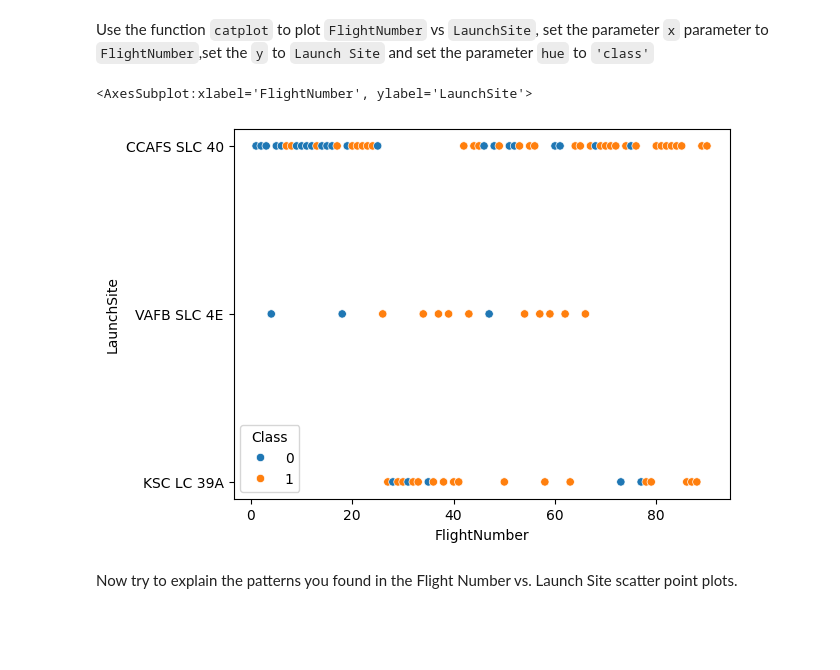
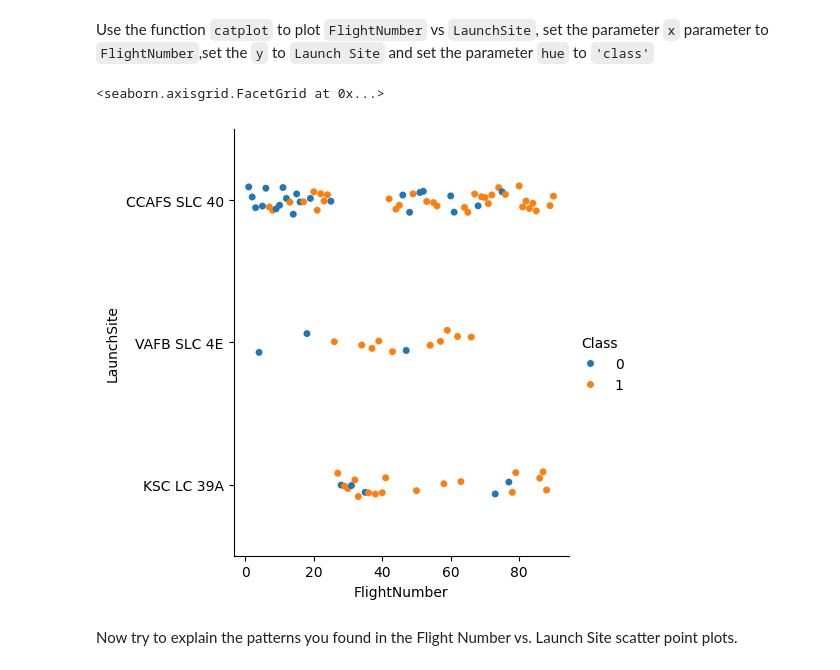
Before and after one commit to Julien-hae/IBM-course, a Jupyter notebook: jupyter-labs-eda-dataviz.ipynb.jupyterlite.ipynb, the cells around one changed output. Saved outputs shown, nothing was run; the diff lists cells and outputs as text; code cells hidden in the pictures; blank space fills up the shorter version.

```diff
--- a/jupyter-labs-eda-dataviz.ipynb.jupyterlite.ipynb
+++ b/jupyter-labs-eda-dataviz.ipynb.jupyterlite.ipynb
@@ -90,10 +90,10 @@ Next, let's drill down to each site visualize its detailed launch records.
 Use the function <code>catplot</code> to plot <code>FlightNumber</code> vs <code>LaunchSite</code>, set the  parameter <code>x</code>  parameter to <code>FlightNumber</code>,set the  <code>y</code> to <code>Launch Site</code> and set the parameter <code>hue</code> to <code>'class'</code>
 # %%
 # Plot a scatter point chart with x axis to be Flight Number and y axis to be the launch site, and hue to be the class value
-sns.scatterplot(data=df, x="FlightNumber", y="LaunchSite", hue ="Class")
+sns.catplot(data=df, x="FlightNumber", y="LaunchSite", hue ="Class")
 # %% [output]
-<AxesSubplot:xlabel='FlightNumber', ylabel='LaunchSite'>
+<seaborn.axisgrid.FacetGrid at 0x...>
-[figure, old version]
+[figure, new version]
 # %% [markdown]
 Now try to explain the patterns you found in the Flight Number vs. Launch Site scatter point plots.
 # %%
```
Also changed, not shown: parts of 3 cells of this notebook.
